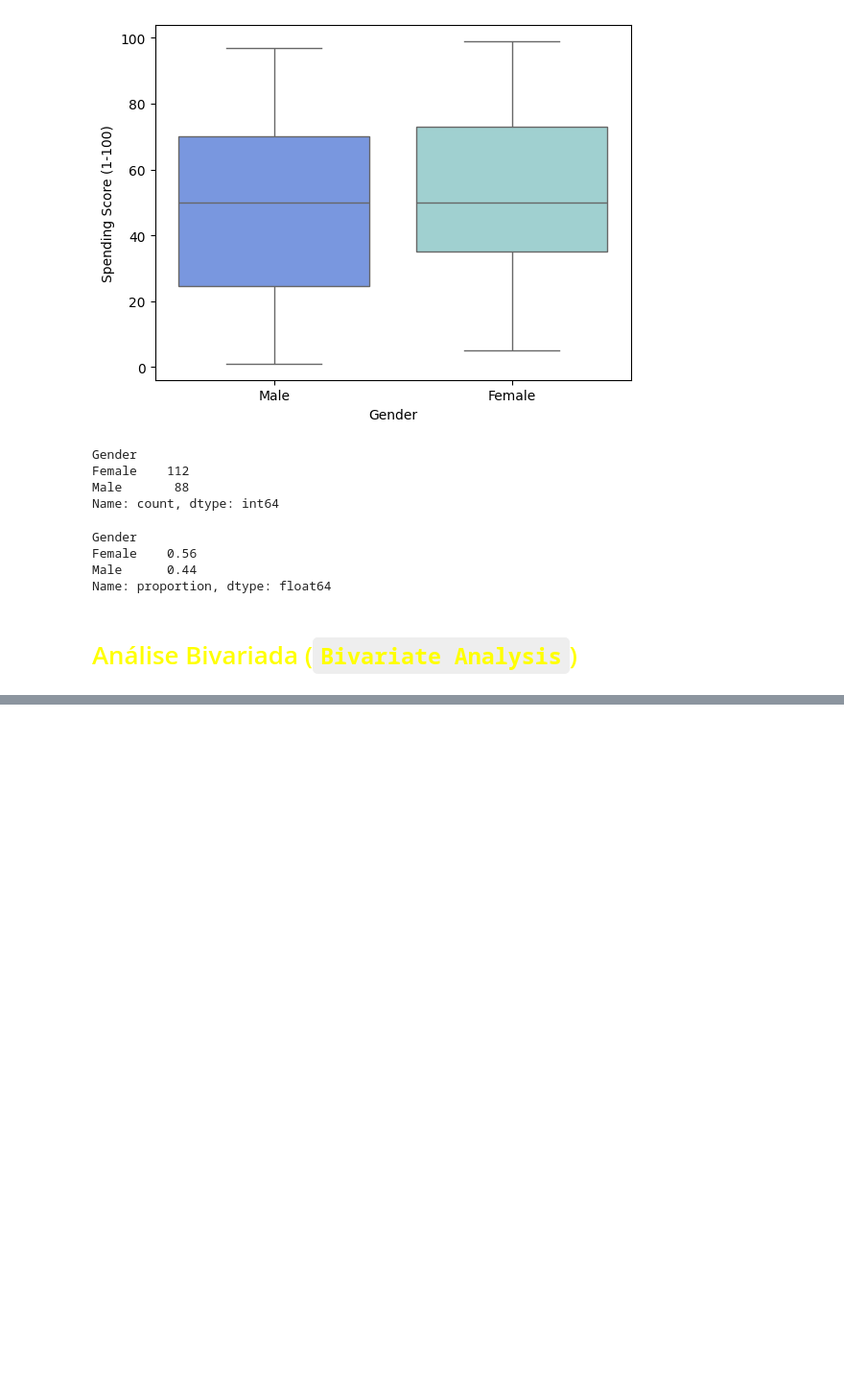
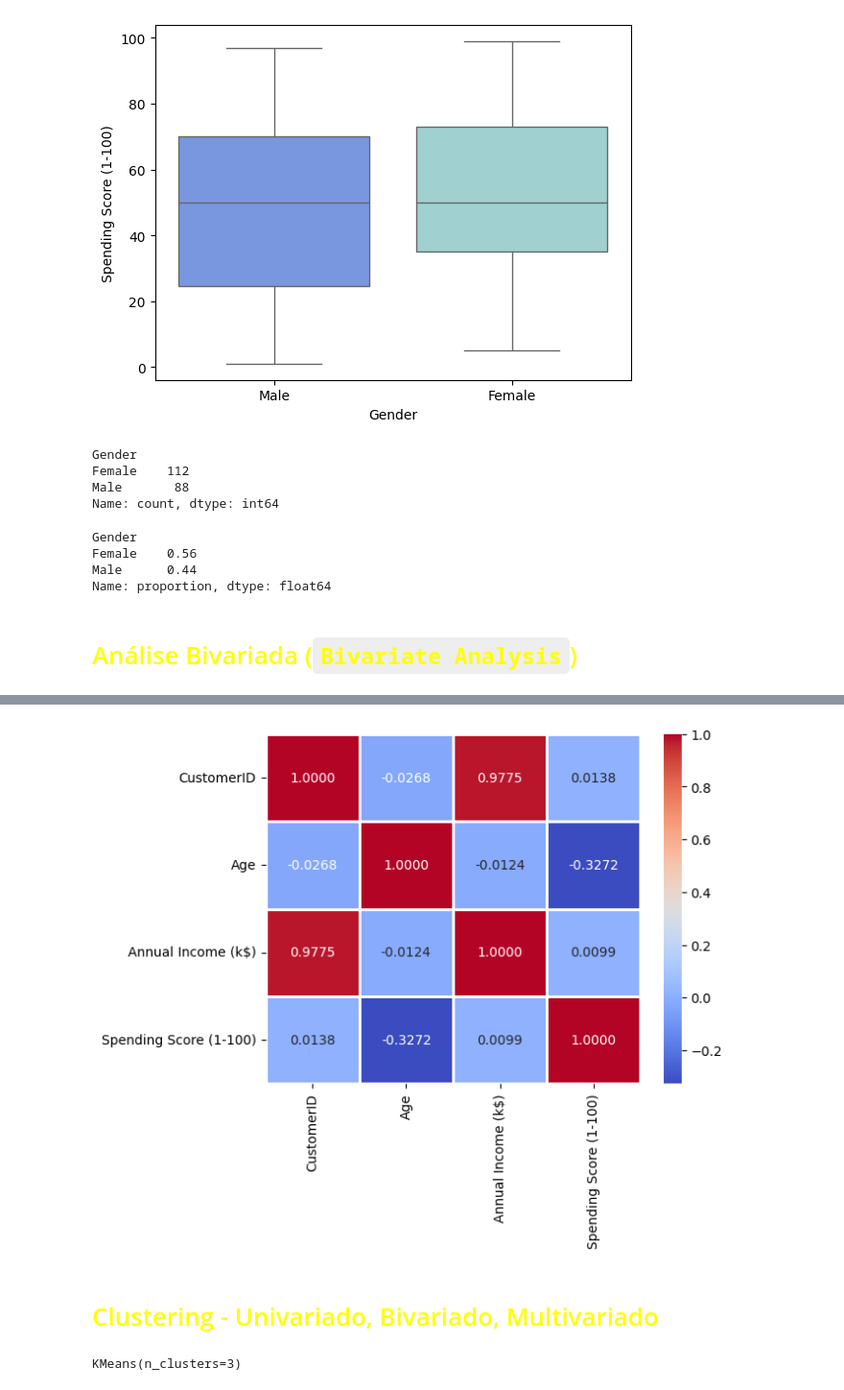
Before and after one commit to EddyGiusepe/Learning_Class_in_Python, a Jupyter notebook: K-Means_Mall_Clustering_Project/K-Means_Mall_Clustering.ipynb, the cells around one changed output, grey strips where cells are left out. Shown at 96% size. Drawn from its saved outputs; the diff is of its cells as text; code cells hidden in the pictures; blank space fills up the shorter version.

Commit message:
Clusterização com K-Means

```diff
--- a/K-Means_Mall_Clustering_Project/K-Means_Mall_Clustering.ipynb
+++ b/K-Means_Mall_Clustering_Project/K-Means_Mall_Clustering.ipynb
@@ -157,0 +215,15 @@ Name: proportion, dtype: float64
+# %%
+# Mapa de calor:
+# Link da Documentação --> https://seaborn.pydata.org/generated/seaborn.heatmap.html
+
+sns.heatmap(df.corr(method="pearson", numeric_only=True),
+            annot=True, # Use 'annot' para representar os valores das células com texto.
+            cmap="coolwarm",
+            fmt="0.4f", # Controle as anotações com uma string de formatação.
+            linewidths=0.9, # Adicione linhas entre as células.
+           )
+plt.show()
+# %% [output]
+[figure, added]
+# %% [markdown]
+# <font color="yellow">Clustering - Univariado, Bivariado, Multivariado</font>
@@ -157,0 +232,4 @@ Name: proportion, dtype: float64
+# %%
+clustering1.fit(df[['Annual Income (k$)']])
+# %% [output]
+KMeans(n_clusters=3)
```
Also changed, not shown: parts of 39 cells of this notebook.
